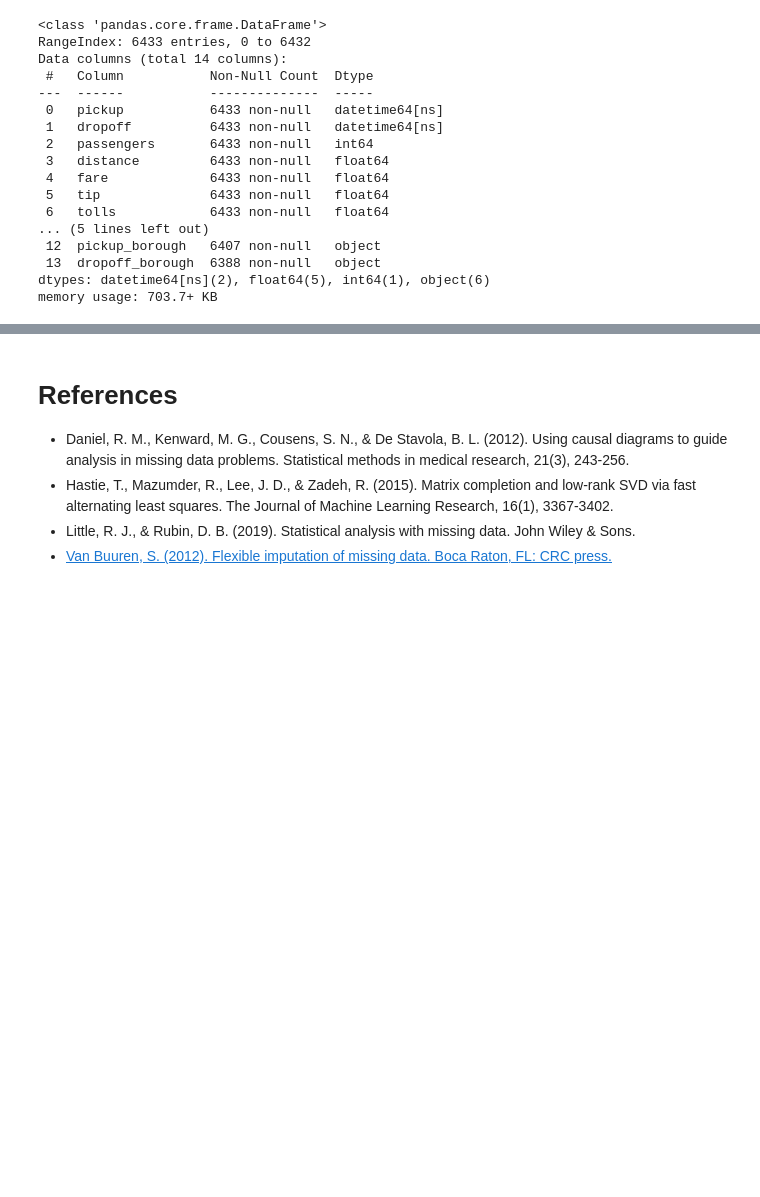
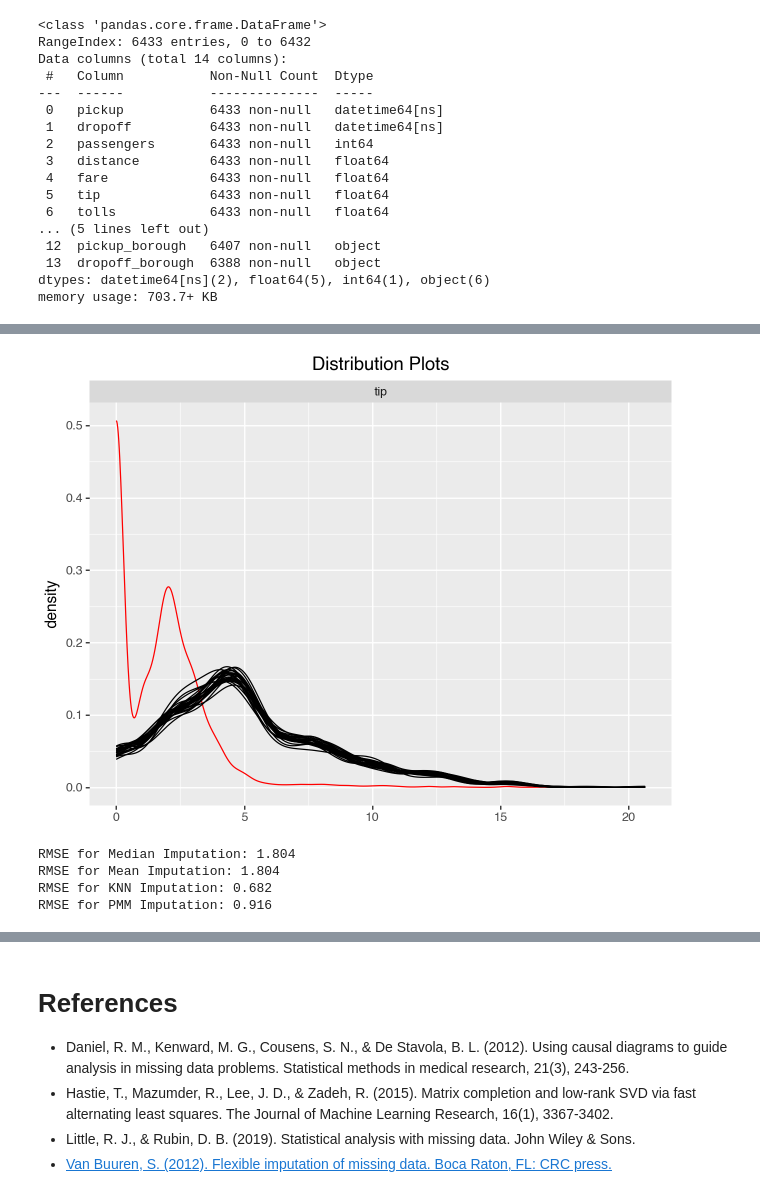
Before and after one commit to liv-fing/de300-2026wi-fingerson, a Jupyter notebook: class_notebooks/03-missing-data-class.ipynb, the cells around one changed output, grey strips where cells are left out. Cells and saved outputs as stored; diff of their text form; code cells hidden in the pictures; blank space fills up the shorter version.

```diff
--- a/class_notebooks/03-missing-data-class.ipynb
+++ b/class_notebooks/03-missing-data-class.ipynb
@@ -345,0 +387,37 @@ msno.matrix(subtaxi_missing.sort_values('total'))
+# %%
+taxi_pmm = subtaxi_missing.copy()
+pmm_kernel = mf.ImputationKernel(
+    taxi_pmm.select_dtypes('number'),
+    num_datasets=15,
+    mean_match_candidates = 5, # go into datasets and pick out which candidates are closest to predictive mean
+    save_all_iterations_data=False,
+    random_state=1
+)
+pmm_kernel.mice(iterations=10)
+taxi_pmm = pmm_kernel.complete_data()
+# %%
+pmm_kernel.plot_imputed_distributions()
+# %% [output]
+[figure, added]
+# %%
+# calculating rmse
+
+tips_true = subtaxi['tip']
+
+def rmse(original, imputed):
+    return np.sqrt(np.nanmean((original - imputed) ** 2))
+
+rmse_median = rmse(tips_true, taxi_median['tip'])
+rmse_mean = rmse(tips_true, taxi_median['tip'])
+rmse_knn = rmse(tips_true, taxi_knn['tip'])
+rmse_pmm = rmse(tips_true, taxi_pmm['tip'])
+
+print(f'RMSE for Median Imputation: {rmse_median:.3f}')
+print(f'RMSE for Mean Imputation: {rmse_mean:.3f}')
+print(f'RMSE for KNN Imputation: {rmse_knn:.3f}')
+print(f'RMSE for PMM Imputation: {rmse_pmm:.3f}')
+# %% [output]
+RMSE for Median Imputation: 1.804
+RMSE for Mean Imputation: 1.804
+RMSE for KNN Imputation: 0.682
+RMSE for PMM Imputation: 0.916
```
Also changed, not shown: parts of 20 cells of this notebook, 2 other files.
